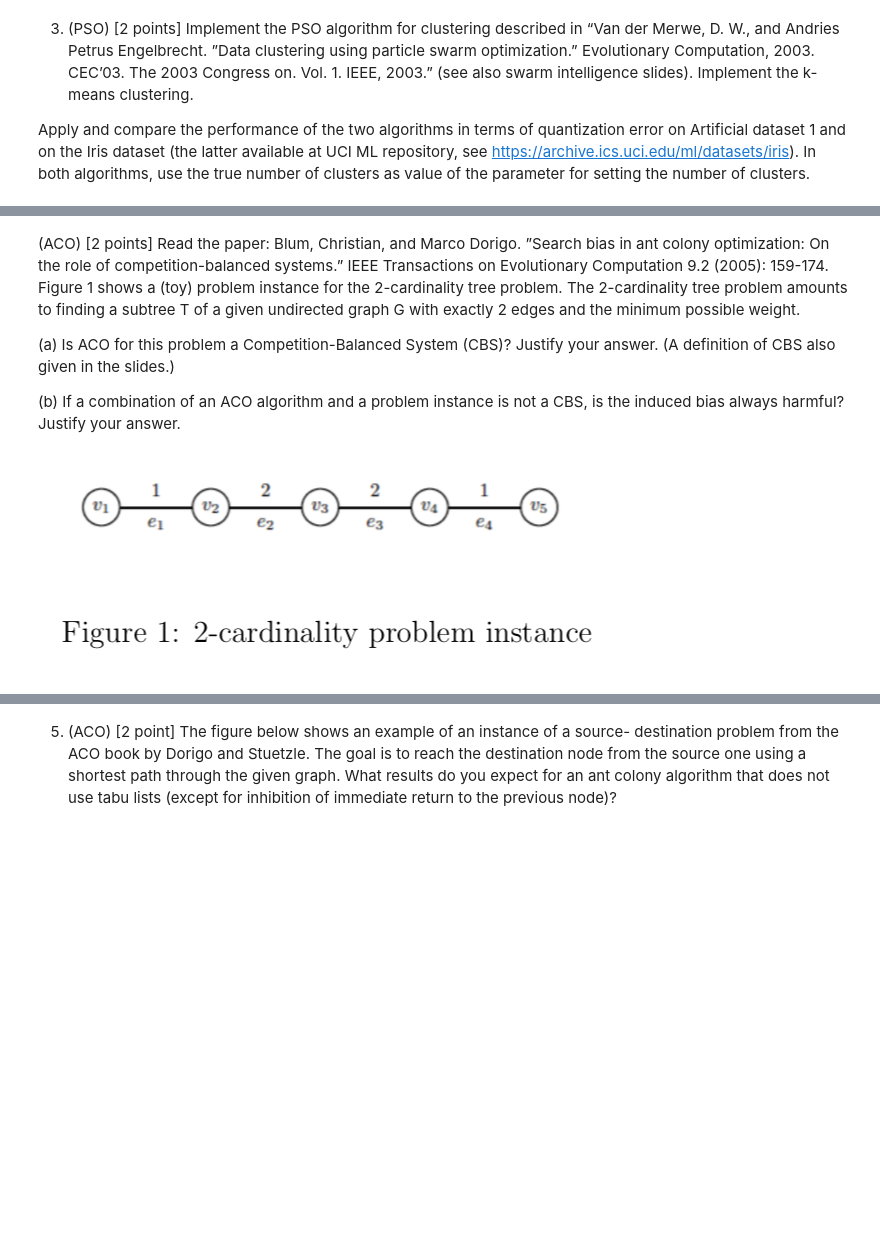
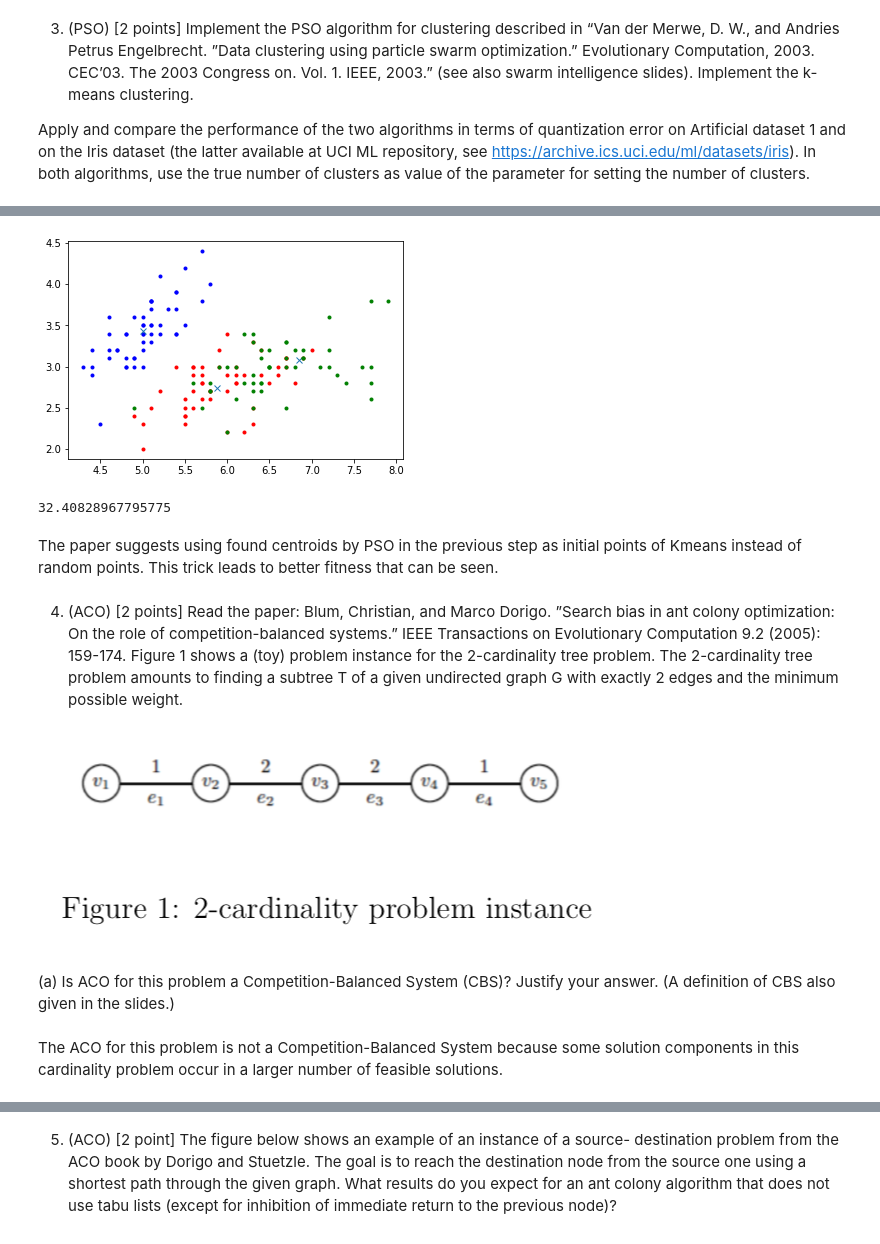
Before and after one commit to prat8897/Natural-Computing, a Jupyter notebook: Natural_Computing_Assignment_2.ipynb, the cells around one changed output, grey strips where cells are left out. Cells and saved outputs as stored; diff of their text form; code cells hidden in the pictures; blank space fills up the shorter version.

```diff
--- a/Natural_Computing_Assignment_2.ipynb
+++ b/Natural_Computing_Assignment_2.ipynb
@@ -35,0 +176,12 @@ Apply and compare the performance of the two algorithms in terms of quantization
+# %%
+def getFitness(x):
+   x = x.reshape((n_cluster , dim_data))
+   D = distance_matrix(x, data)
+   idx = np.argmin(D , axis = 0)
+   D = np.min(D , axis = 0)
+   J = 0
+   for i in range(n_cluster):
+     J = J + np.sum(D[idx == i])
+
+   J = J / n_cluster
+   return J
@@ -36,8 +270,27 @@ Apply and compare the performance of the two algorithms in terms of quantization
+# %%
+from sklearn.cluster import KMeans
+kmeans = KMeans(n_clusters=n_cluster,n_init=1, init=center).fit(data)
+new_centers = kmeans.cluster_centers_
+# %%
+plt.plot(data[label==0,0],data[label==0,1],'.b')
+plt.plot(data[label==1,0],data[label==1,1],'.r')
+plt.plot(new_centers[:,0] , new_centers[:,1],'x')
+
+if datasetName == 'iris':
+  plt.plot(data[label==2,0],data[label==2,1],'.g')
+# %% [output]
+[figure, added]
+# %%
+getFitness(new_centers.reshape((-1)))
+# %% [output]
+32.40828967795775
+# %% [markdown]
+The paper suggests using found centroids by PSO in the previous step as initial points of Kmeans instead of random points. This trick leads to better fitness that can be seen.
 # %% [markdown]
-(ACO) [2 points] Read the paper: Blum, Christian, and Marco Dorigo. ”Search bias in ant colony optimization: On the role of competition-balanced systems.” IEEE Transactions on Evolutionary Computation 9.2 (2005): 159-174. Figure 1 shows a (toy) problem instance for the 2-cardinality tree problem. The 2-cardinality tree problem amounts to finding a subtree T of a given undirected graph G with exactly 2 edges and the minimum possible weight.
-
-(a) Is ACO for this problem a Competition-Balanced System (CBS)? Justify your answer. (A definition of CBS also given in the slides.)
-
-(b) If a combination of an ACO algorithm and a problem instance is not a CBS, is the induced bias always harmful? Justify your answer.
+4. (ACO) [2 points] Read the paper: Blum, Christian, and Marco Dorigo. ”Search bias in ant colony optimization: On the role of competition-balanced systems.” IEEE Transactions on Evolutionary Computation 9.2 (2005): 159-174. Figure 1 shows a (toy) problem instance for the 2-cardinality tree problem. The 2-cardinality tree problem amounts to finding a subtree T of a given undirected graph G with exactly 2 edges and the minimum possible weight.
 
 ![Screenshot 2021-02-12 at 19.09.01.png](embedded-picture-1)
+# %% [markdown]
+(a) Is ACO for this problem a Competition-Balanced System (CBS)? Justify your answer. (A definition of CBS also given in the slides.)
+# %% [markdown]
+The ACO for this problem is not a Competition-Balanced System because some solution components in this cardinality problem occur in a larger number of feasible solutions.
```
Also changed, not shown: parts of 20 cells of this notebook.
